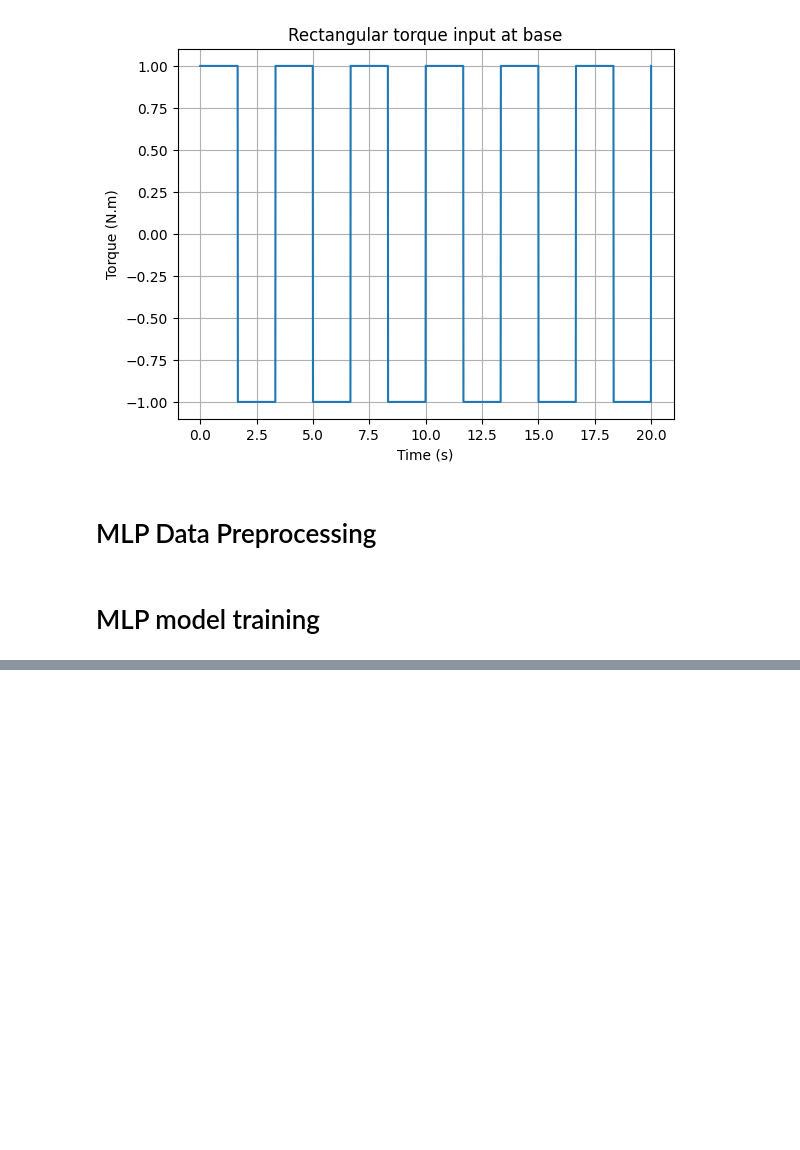
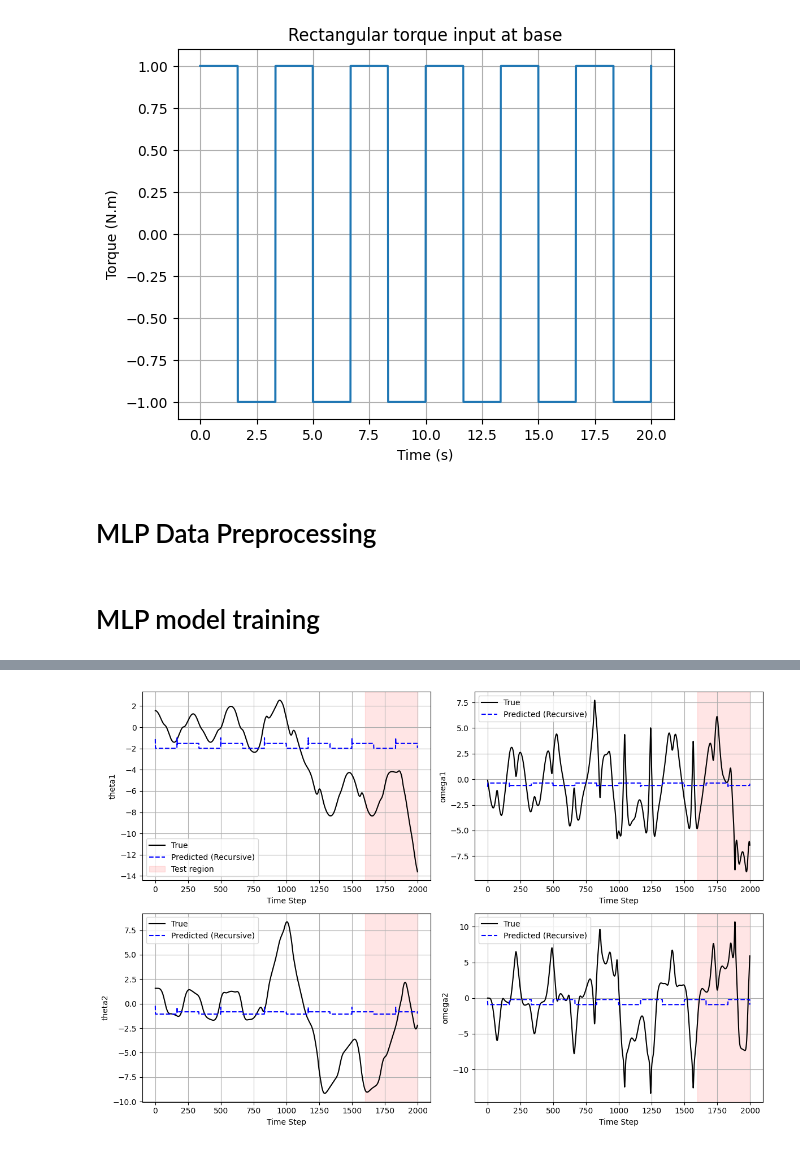
Before and after one commit to mmatinm/Deep-Learning-Projects, a Jupyter notebook: nonlinear-system-identification/identification.ipynb, the cells around one changed output, grey strips where cells are left out. Saved outputs shown, nothing was run; the diff lists cells and outputs as text; code cells hidden in the pictures; blank space fills up the shorter version.

```diff
--- a/nonlinear-system-identification/identification.ipynb
+++ b/nonlinear-system-identification/identification.ipynb
@@ -245,0 +250,59 @@ plt.show()
+# %%
+
+# Combine train and test scaled data for full sequence
+X_scaled_all = np.vstack([X_train_scaled, X_test_scaled])
+Y_scaled_all = np.vstack([Y_train_scaled, Y_test_scaled])
+
+# Alternatively (cleaner): scale entire X and Y directly for this purpose
+# This avoids any potential mismatch from separate scaling
+#X_scaled_all = scaler_X.transform(X)
+#Y_scaled_all = scaler_Y.transform(Y)
+
+# We will now predict recursively from t=0
+X_rec = X_scaled_all[0].copy().reshape(1, -1)
+
+Y_preds_scaled = []
+
+model.eval()
+with torch.no_grad():
+    for t in range(len(X_scaled_all)):
+        X_rec_torch = torch.tensor(X_rec, dtype=torch.float32)
+        Y_pred_scaled = model(X_rec_torch).numpy().flatten()
+
+        Y_preds_scaled.append(Y_pred_scaled)
+
+        if t < len(X_scaled_all) - 1:
+            # Get true torque at t+1
+            next_torque = X_scaled_all[t + 1, 0].reshape(1, 1)  # torque
+            # Build next input: torque + predicted state
+            next_input = np.concatenate([next_torque, Y_pred_scaled.reshape(1, -1)], axis=1)
+            X_rec = next_input
+
+# Convert list to array
+Y_preds_scaled = np.array(Y_preds_scaled)
+
+# Inverse scale
+Y_preds = scaler_Y.inverse_transform(Y_preds_scaled)
+Y_true = scaler_Y.inverse_transform(Y_scaled_all)
+
+# Plot
+plt.figure(figsize=(12, 8))
+labels = ['theta1', 'omega1', 'theta2', 'omega2']
+time_all = np.arange(len(Y_true))
+
+for i in range(4):
+    plt.subplot(2, 2, i + 1)
+    plt.plot(time_all, Y_true[:, i], label='True', color='black')
+    plt.plot(time_all, Y_preds[:, i], '--', label='Predicted (Recursive)', color='blue')
+
+    plt.axvspan(split_idx, len(Y_true)-1, color='red', alpha=0.1, label='Test region' if i == 0 else None)
+
+    plt.xlabel('Time Step')
+    plt.ylabel(labels[i])
+    plt.legend()
+    plt.grid(True)
+
+plt.tight_layout()
+plt.show()
+# %% [output]
+[figure, added]
```
Also changed, not shown: parts of 3 cells of this notebook.
